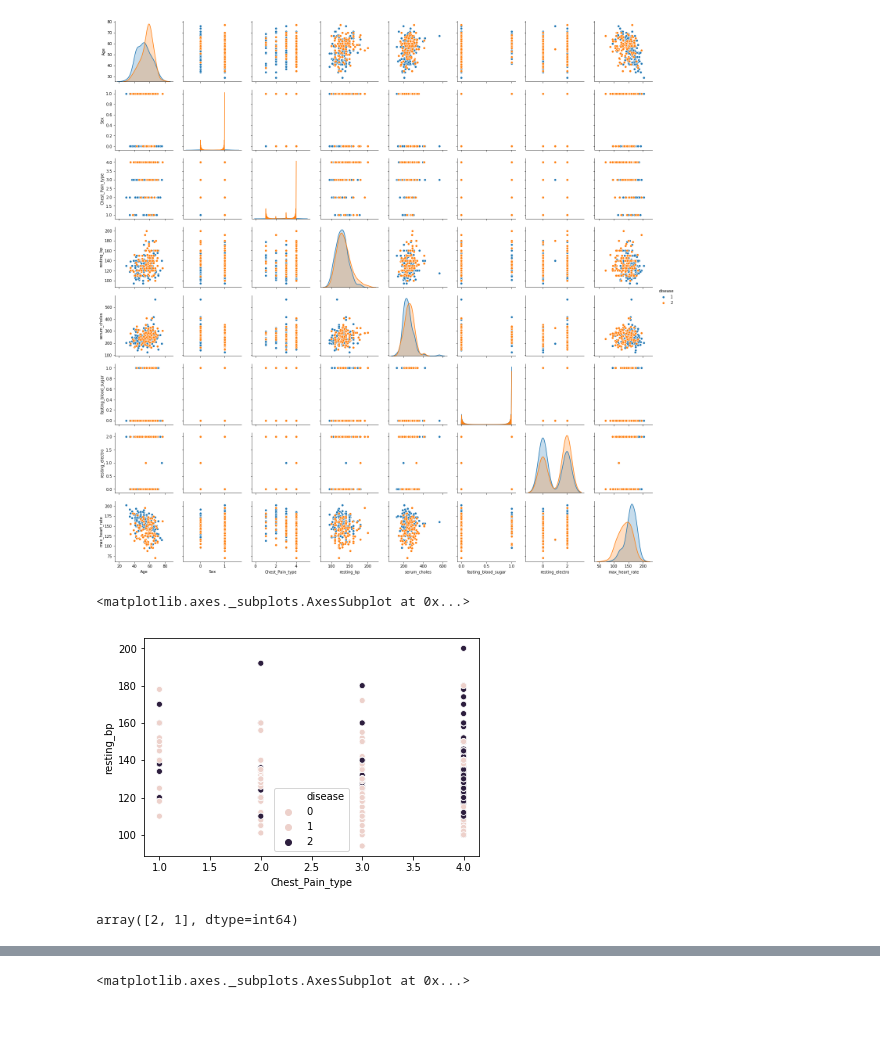
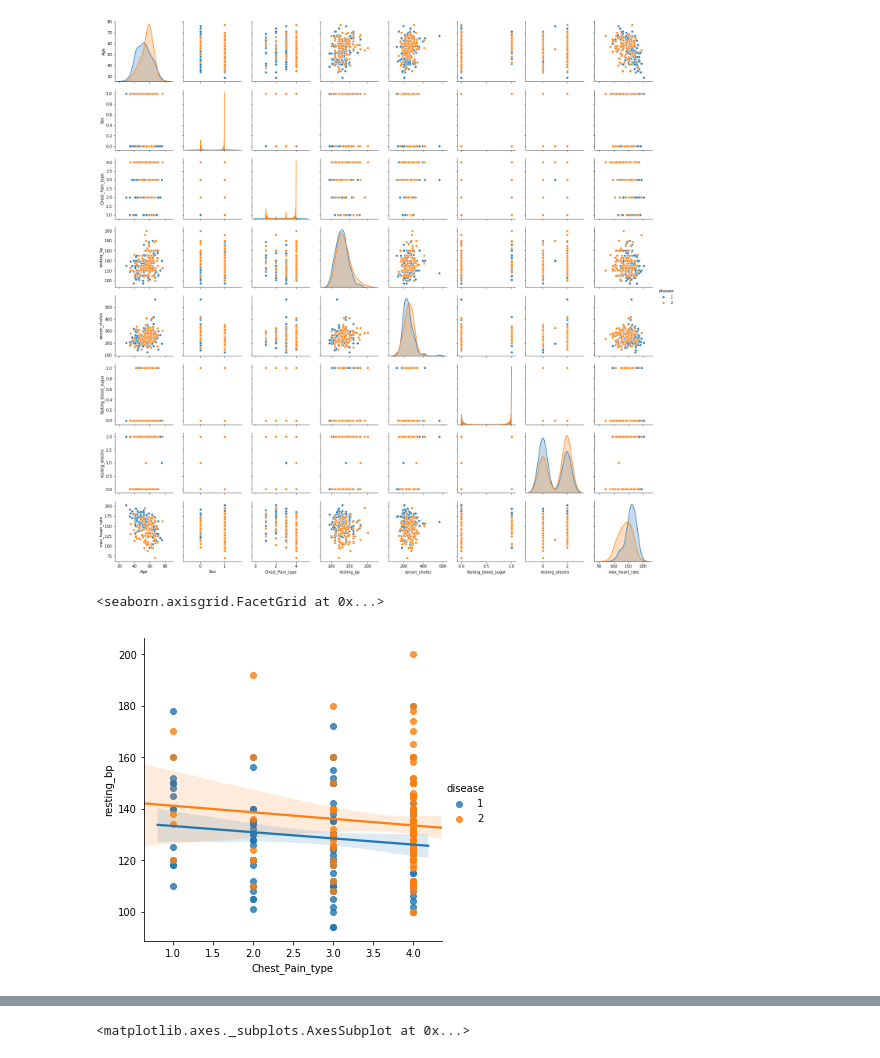
Before and after one commit to sid321axn/machine_learning_my_projects, a Jupyter notebook: Classification Projects/Heart_Disease_prediction/heart_disease.ipynb, the cells around one changed output, grey strips where cells are left out. Saved outputs shown, nothing was run; the diff lists cells and outputs as text; code cells hidden in the pictures; blank space fills up the shorter version.

```diff
--- a/Classification Projects/Heart_Disease_prediction/heart_disease.ipynb
+++ b/Classification Projects/Heart_Disease_prediction/heart_disease.ipynb
@@ -112,0 +116,2 @@ Index(['Age', 'Sex', 'Chest_Pain_type', 'resting_bp', 'serum_choles',
+# %%
+df["disease"] = df.disease.apply(lambda  x:1 if x==2 else 0)
@@ -119,12 +129,8 @@ sns.pairplot(df, hue = 'disease', vars = ['Age', 'Sex', 'Chest_Pain_type', 'rest
 <seaborn.axisgrid.PairGrid at 0x...>
 [figure]
 # %%
-sns.scatterplot(x = 'Chest_Pain_type', y = 'resting_bp', hue = 'disease', data = df)
+sns.lmplot(x = 'Chest_Pain_type', y = 'resting_bp', hue = 'disease', data = df)
 # %% [output]
-<matplotlib.axes._subplots.AxesSubplot at 0x...>
+<seaborn.axisgrid.FacetGrid at 0x...>
-[figure, old version]
+[figure, new version]
-# %%
-df.disease.unique()
-# %% [output]
-array([2, 1], dtype=int64)
 # %%
```
Also changed, not shown: parts of 36 cells of this notebook.
